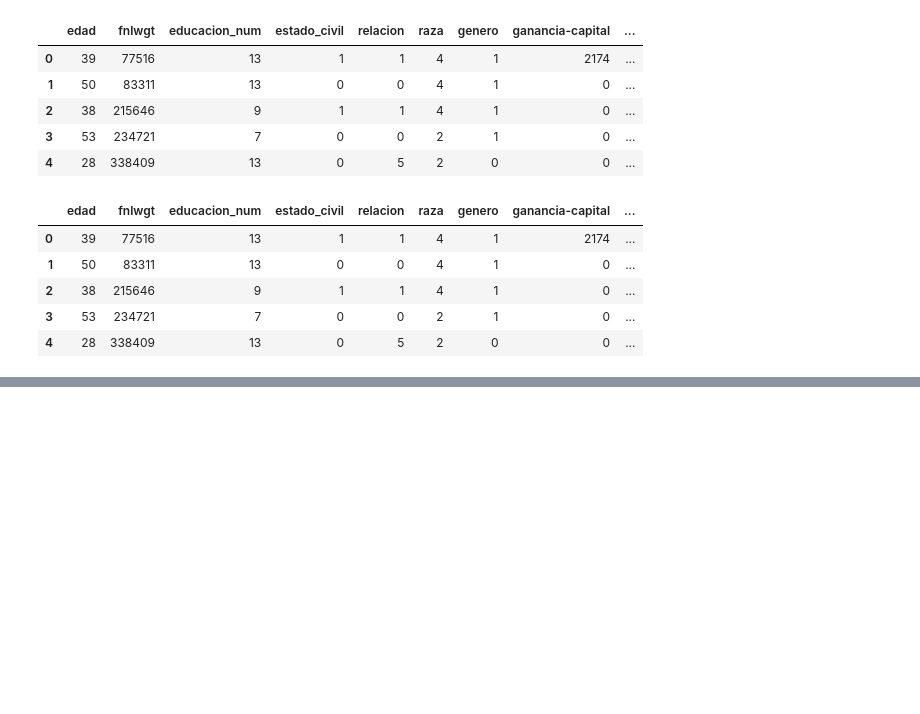
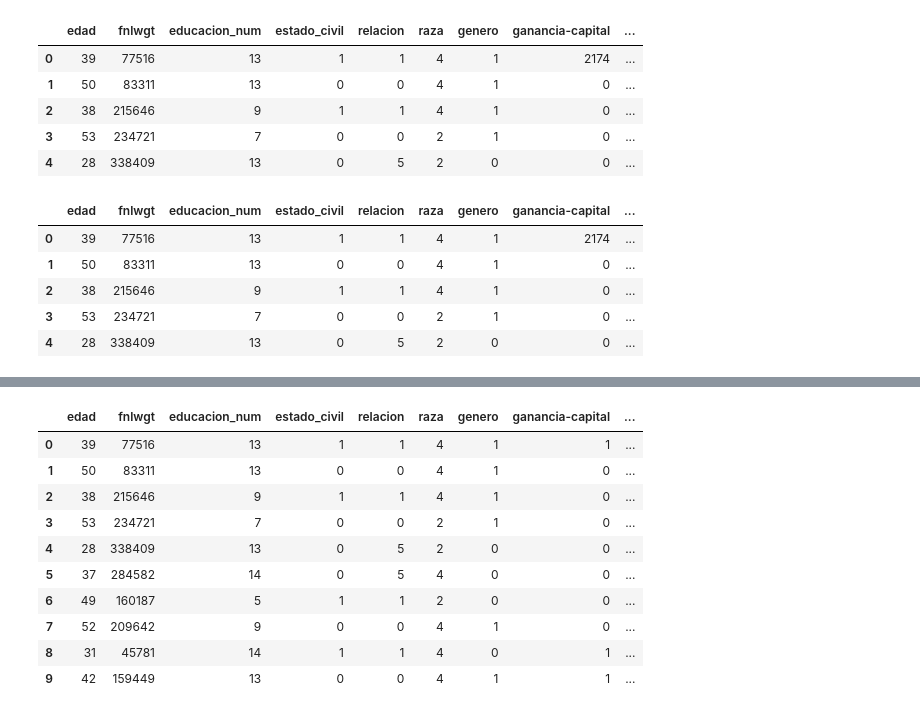
Before and after one commit to SebastianTorres12/Despliegue, a Jupyter notebook: Modelos/Evaluacion.ipynb, the cells around one changed output, grey strips where cells are left out. Cells and saved outputs as stored; diff of their text form; code cells hidden in the pictures; blank space fills up the shorter version.

```diff
--- a/Modelos/Evaluacion.ipynb
+++ b/Modelos/Evaluacion.ipynb
@@ -357,2 +267,19 @@ df_new.head()
+# %%
+df_new.loc[(df_new['perdida-capital'] > 0),'perdida-capital'] = 1
+df_new.loc[(df_new['perdida-capital'] == 0 ,'perdida-capital')]= 0
+
+df_new.head(10)
+# %% [output]
+|  | edad | fnlwgt | educacion_num | estado_civil | relacion | raza | genero | ganancia-capital | ... |
+| 0 | 39 | 77516 | 13 | 1 | 1 | 4 | 1 | 1 | ... |
+| 1 | 50 | 83311 | 13 | 0 | 0 | 4 | 1 | 0 | ... |
+| 2 | 38 | 215646 | 9 | 1 | 1 | 4 | 1 | 0 | ... |
+| 3 | 53 | 234721 | 7 | 0 | 0 | 2 | 1 | 0 | ... |
+| 4 | 28 | 338409 | 13 | 0 | 5 | 2 | 0 | 0 | ... |
+| 5 | 37 | 284582 | 14 | 0 | 5 | 4 | 0 | 0 | ... |
+| 6 | 49 | 160187 | 5 | 1 | 1 | 2 | 0 | 0 | ... |
+| 7 | 52 | 209642 | 9 | 0 | 0 | 4 | 1 | 0 | ... |
+| 8 | 31 | 45781 | 14 | 1 | 1 | 4 | 0 | 1 | ... |
+| 9 | 42 | 159449 | 13 | 0 | 0 | 4 | 1 | 1 | ... |
 # %%
 df_new.to_csv("data_evaluacion_decoded.csv")
```
Also changed, not shown: parts of 9 cells of this notebook, 4 other files.
